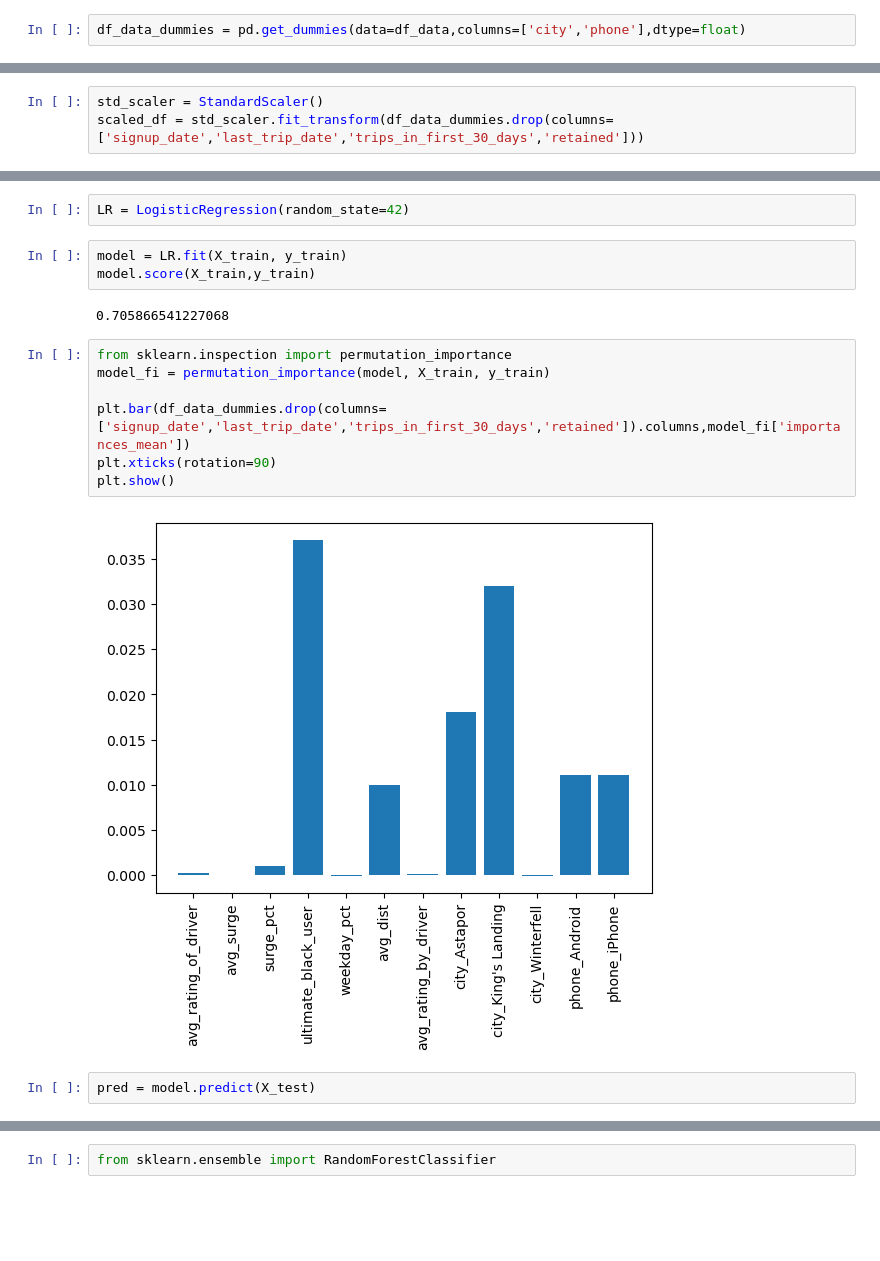
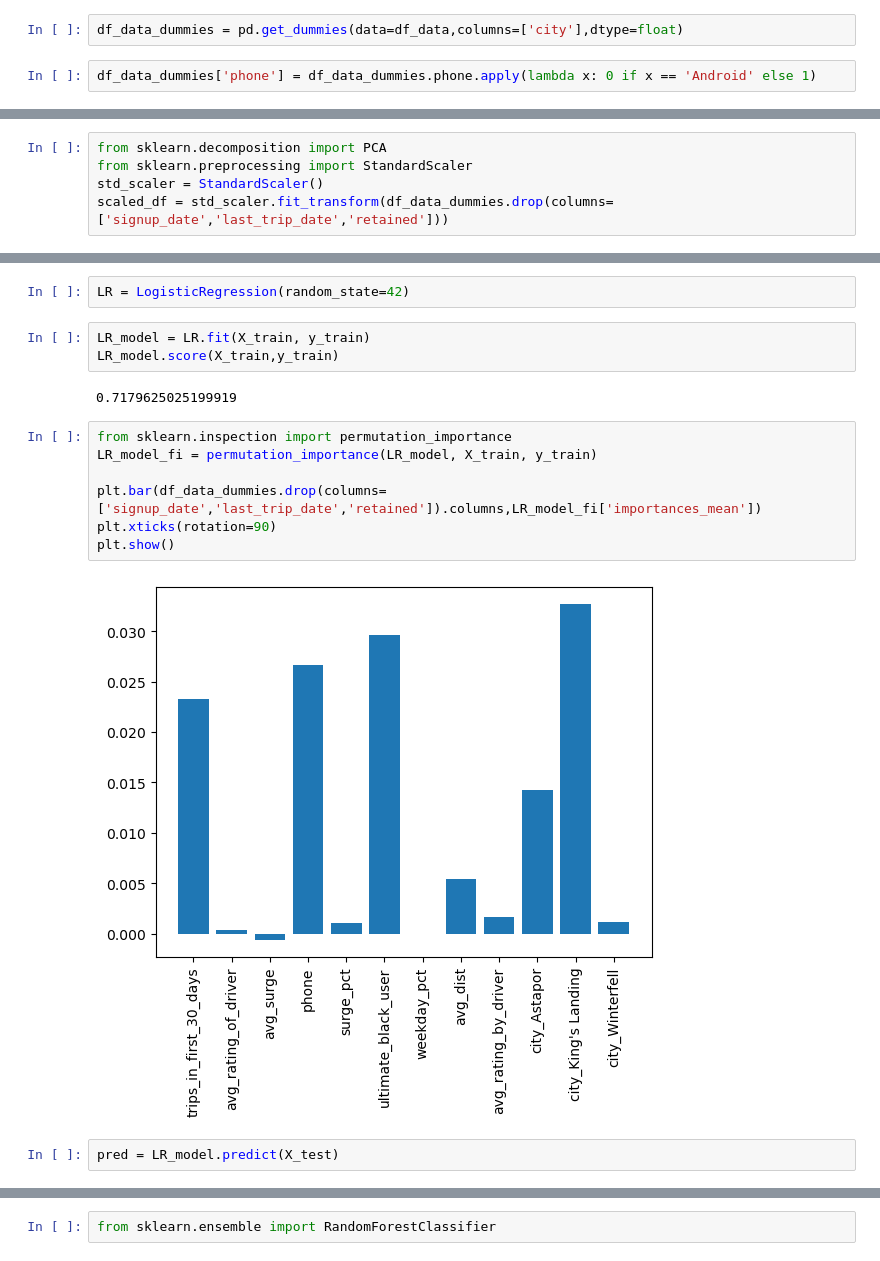
Before and after one commit to kpark11/Springboard, a Jupyter notebook: Take-Home-Challenge-Unit-26/ultimate_challenge/Ultimate-Technologies-Inc/analysis.ipynb, the cells around one changed output, grey strips where cells are left out. Saved outputs shown, nothing was run; the diff lists cells and outputs as text; blank space fills up the shorter version.

```diff
--- a/Take-Home-Challenge-Unit-26/ultimate_challenge/Ultimate-Technologies-Inc/analysis.ipynb
+++ b/Take-Home-Challenge-Unit-26/ultimate_challenge/Ultimate-Technologies-Inc/analysis.ipynb
@@ -367,5 +365,7 @@ We will turn those categories into a dummy variables with dtype of float.
 # %%
-df_data_dummies = pd.get_dummies(data=df_data,columns=['city','phone'],dtype=float)
+df_data_dummies = pd.get_dummies(data=df_data,columns=['city'],dtype=float)
+# %%
+df_data_dummies['phone'] = df_data_dummies.phone.apply(lambda x: 0 if x == 'Android' else 1)
 # %%
 df_data_dummies.info()
 # %% [output]
@@ -415,6 +415,8 @@ plt.show()
 # %%
+from sklearn.decomposition import PCA
+from sklearn.preprocessing import StandardScaler
 std_scaler = StandardScaler()
-scaled_df = std_scaler.fit_transform(df_data_dummies.drop(columns=['signup_date','last_trip_date','trips_in_first_30_days','retained']))
+scaled_df = std_scaler.fit_transform(df_data_dummies.drop(columns=['signup_date','last_trip_date','retained']))
 # %%
 pca = PCA().fit(scaled_df)
 # %%
@@ -467,19 +457,19 @@ from sklearn.linear_model import LogisticRegression
 # %%
 LR = LogisticRegression(random_state=42)
 # %%
-model = LR.fit(X_train, y_train)
-model.score(X_train,y_train)
+LR_model = LR.fit(X_train, y_train)
+LR_model.score(X_train,y_train)
 # %% [output]
-0.705866541227068
+0.7179625025199919
 # %%
 from sklearn.inspection import permutation_importance
-model_fi = permutation_importance(model, X_train, y_train)
+LR_model_fi = permutation_importance(LR_model, X_train, y_train)
 
-plt.bar(df_data_dummies.drop(columns=['signup_date','last_trip_date','trips_in_first_30_days','retained']).columns,model_fi['importances_mean'])
+plt.bar(df_data_dummies.drop(columns=['signup_date','last_trip_date','retained']).columns,LR_model_fi['importances_mean'])
 plt.xticks(rotation=90)
 plt.show()
 # %% [output]
-[figure, old version]
+[figure, new version]
 # %%
-pred = model.predict(X_test)
+pred = LR_model.predict(X_test)
 # %%
```
Also changed, not shown: parts of 28 cells of this notebook, 1 other file.
